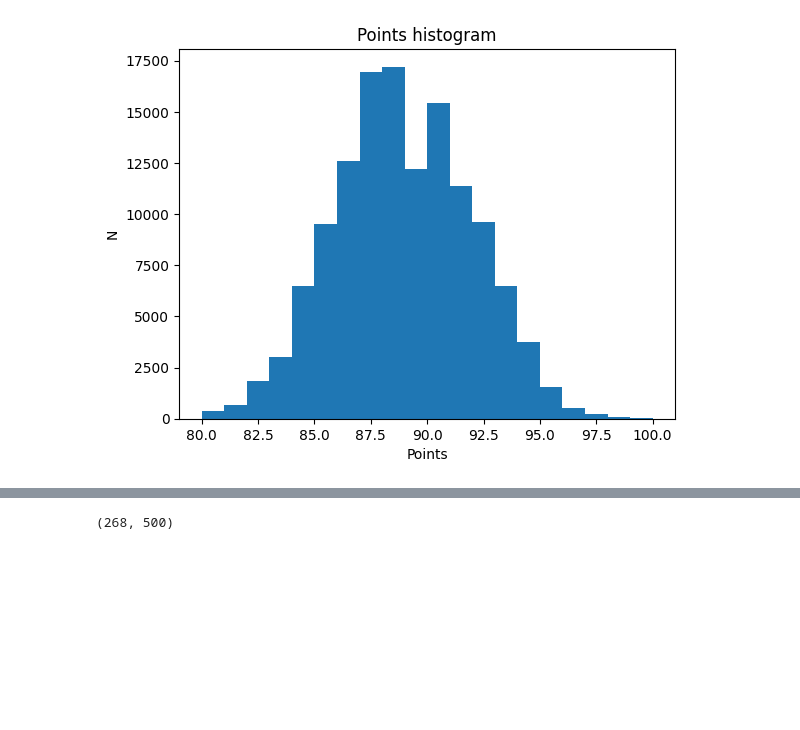
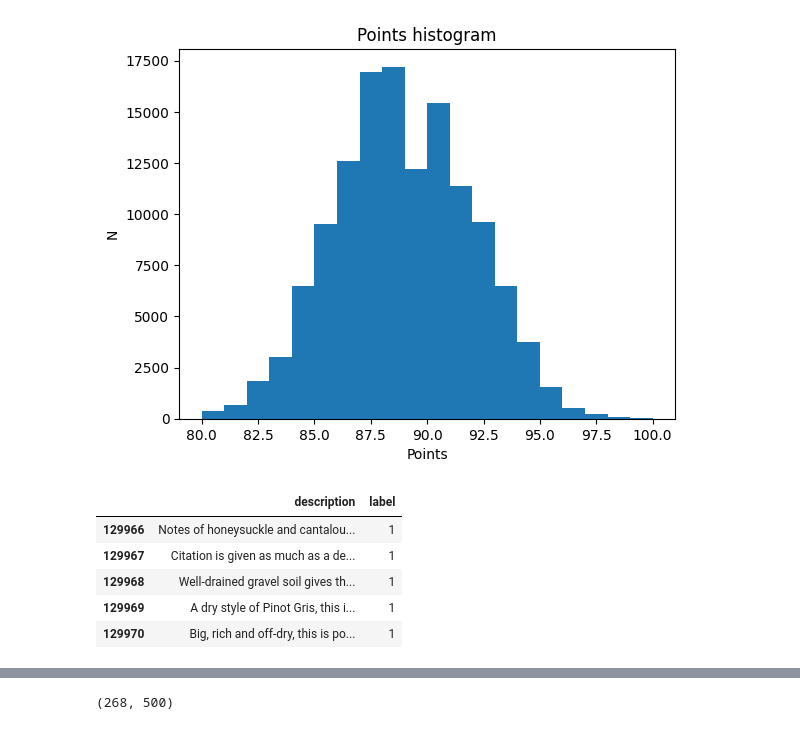
Before and after one commit to RaykKretzschmar/TensorFlow_Learning, a Jupyter notebook: tensorflow.ipynb, the cells around one changed output, grey strips where cells are left out. Cells and saved outputs as stored; diff of their text form; code cells hidden in the pictures; blank space fills up the shorter version.

Commit message:
prepare wine dataset for training

```diff
--- a/tensorflow.ipynb
+++ b/tensorflow.ipynb
@@ -49,3 +49,14 @@ plt.ylabel("N")
 plt.show()
 # %% [output]
 [figure]
+# %%
+df_wine["label"] = (df_wine.points >= 90).astype(int)
+df_wine = df_wine[["description", "label"]]
+df_wine.tail()
+# %% [output]
+|  | description | label |
+| 129966 | Notes of honeysuckle and cantalou... | 1 |
+| 129967 | Citation is given as much as a de... | 1 |
+| 129968 | Well-drained gravel soil gives th... | 1 |
+| 129969 | A dry style of Pinot Gris, this i... | 1 |
+| 129970 | Big, rich and off-dry, this is po... | 1 |
```
Also changed, not shown: parts of 3 cells of this notebook.
